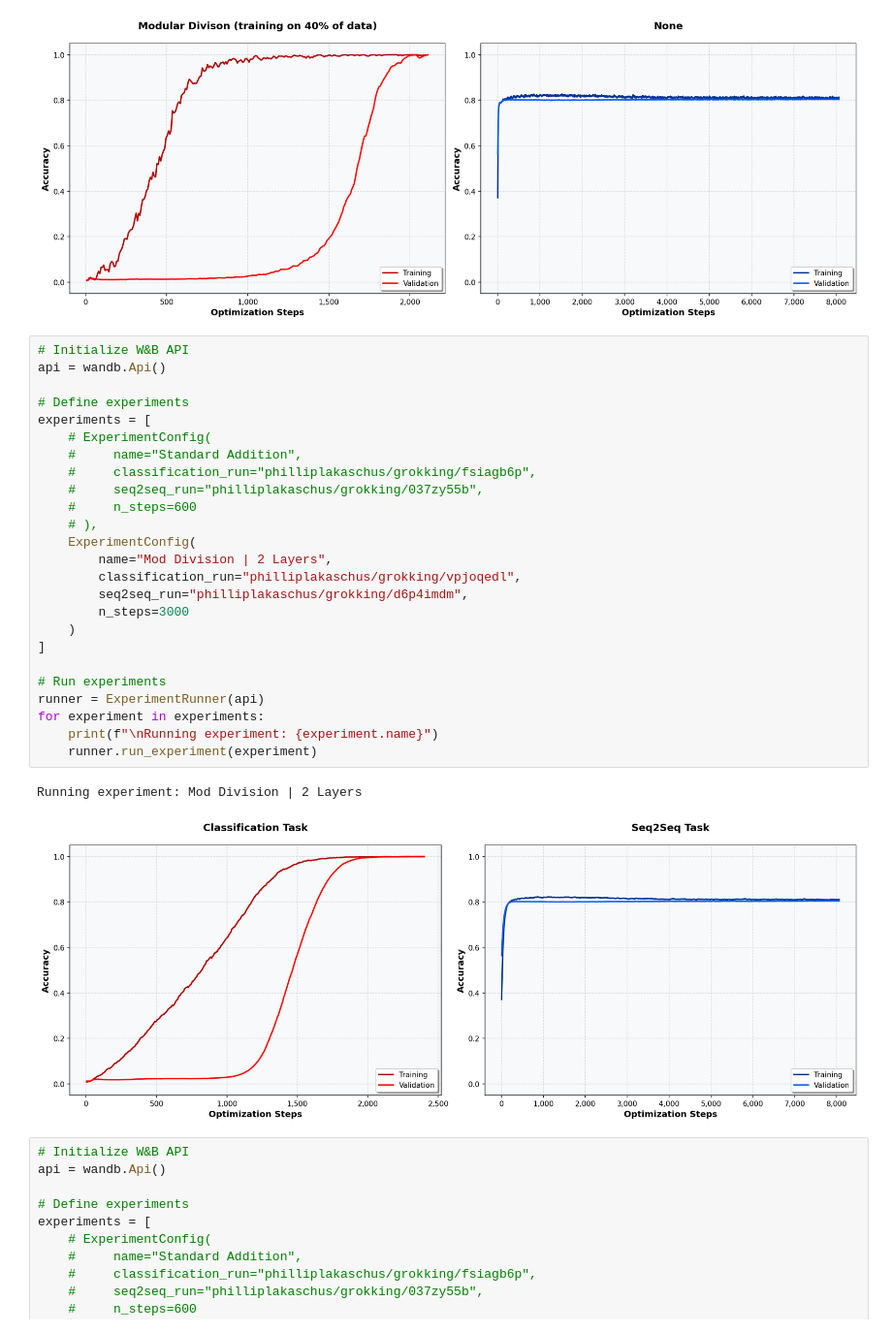
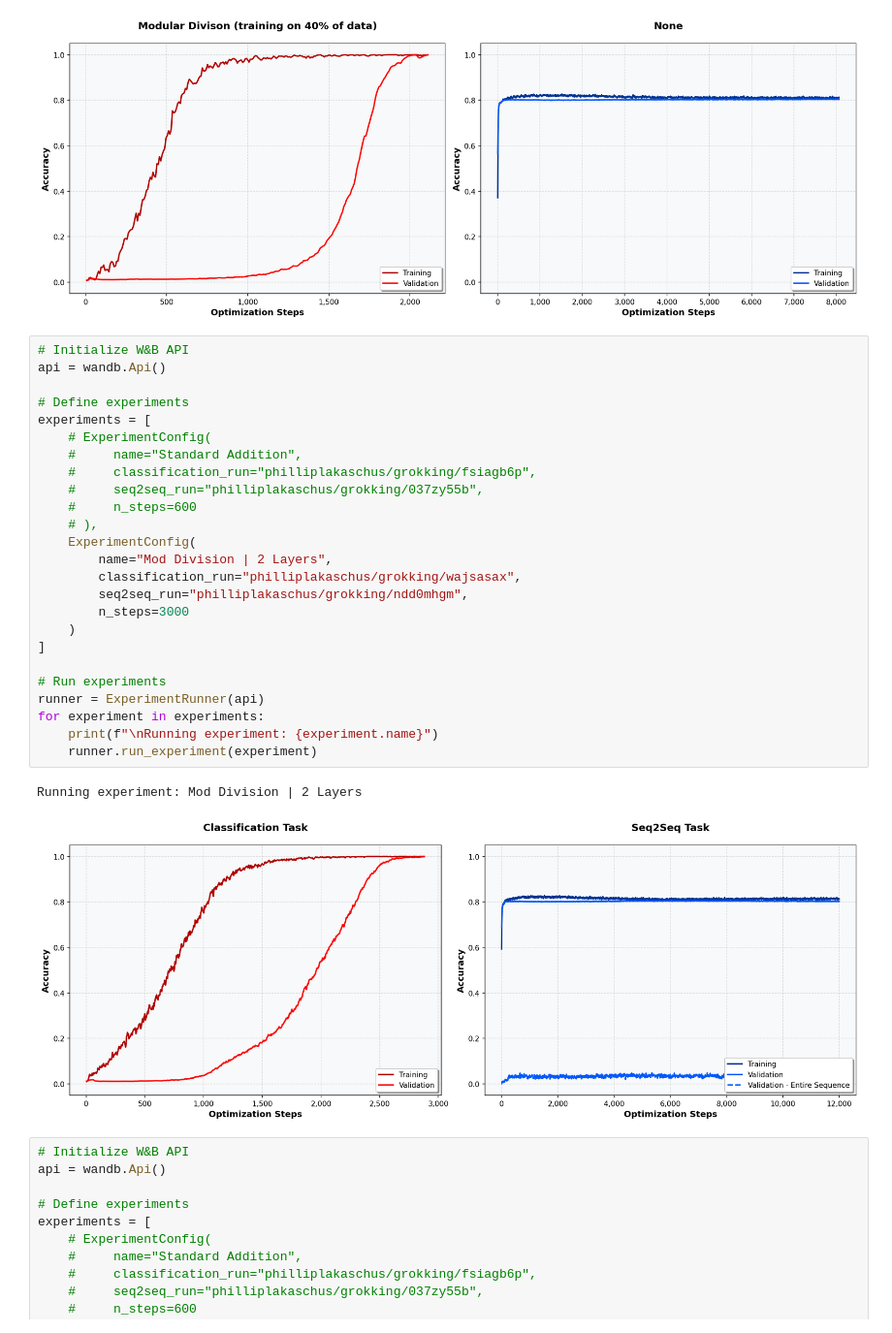
Before and after one commit to lakaschus/grokking, a Jupyter notebook: results/classification_vs_seq2seq/plot_results.ipynb, the cells around one changed output. Shown: that part at 97% size. Cells and saved outputs as stored; diff of their text form.

```diff
--- a/results/classification_vs_seq2seq/plot_results.ipynb
+++ b/results/classification_vs_seq2seq/plot_results.ipynb
@@ -172,31 +236,31 @@ Running experiment: Modular Divison (training on 40% of data)
 # %%
 # Initialize W&B API
 api = wandb.Api()
 
 # Define experiments
 experiments = [
     # ExperimentConfig(
     #     name="Standard Addition",
     #     classification_run="philliplakaschus/grokking/fsiagb6p",
     #     seq2seq_run="philliplakaschus/grokking/037zy55b",
     #     n_steps=600
     # ),
     ExperimentConfig(
         name="Mod Division | 2 Layers",
-        classification_run="philliplakaschus/grokking/vpjoqedl",
-        seq2seq_run="philliplakaschus/grokking/d6p4imdm",
+        classification_run="philliplakaschus/grokking/wajsasax",
+        seq2seq_run="philliplakaschus/grokking/ndd0mhgm",
         n_steps=3000
     )
 ]
 
 # Run experiments
 runner = ExperimentRunner(api)
 for experiment in experiments:
     print(f"\nRunning experiment: {experiment.name}")
     runner.run_experiment(experiment)
 # %% [output]
 Running experiment: Mod Division | 2 Layers
-[figure, old version]
+[figure, new version]
 # %%
 # Initialize W&B API
 api = wandb.Api()
```
Also changed, not shown: parts of 3 cells of this notebook, 2 other files.
